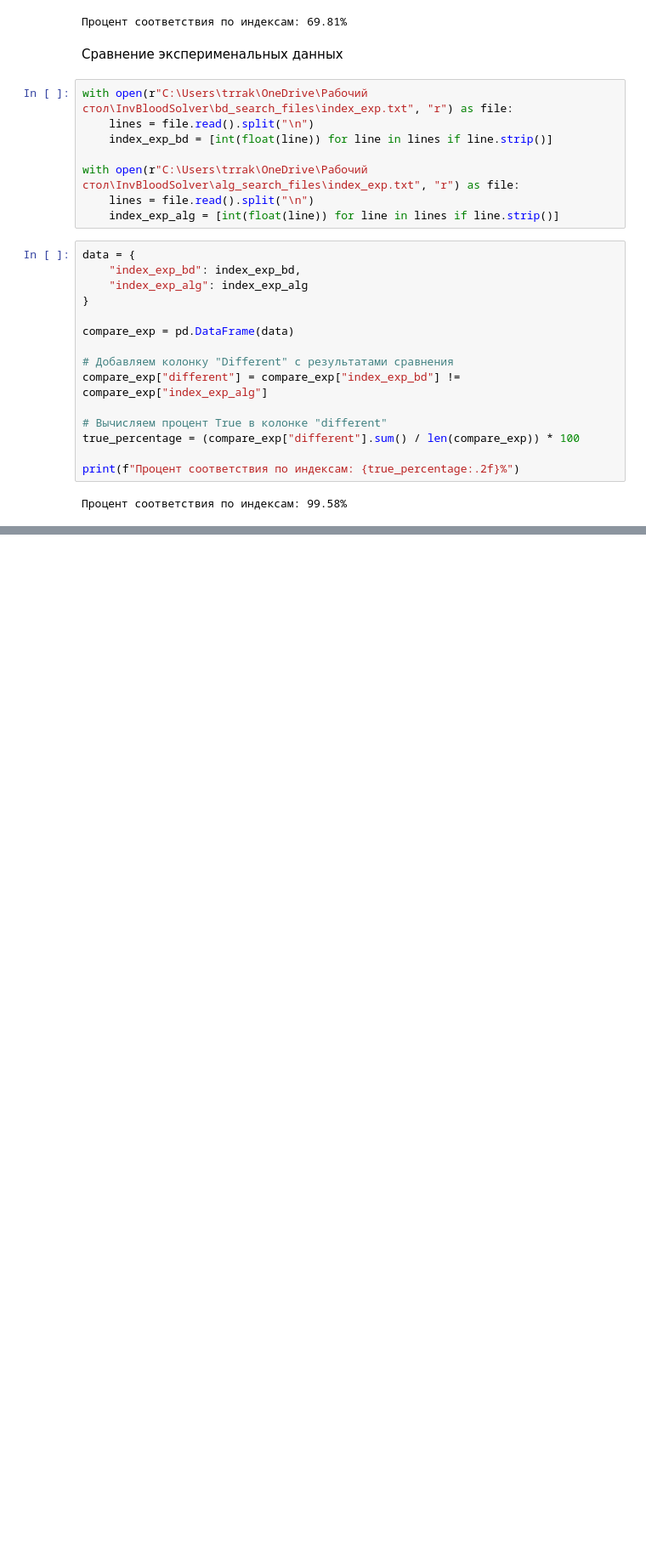
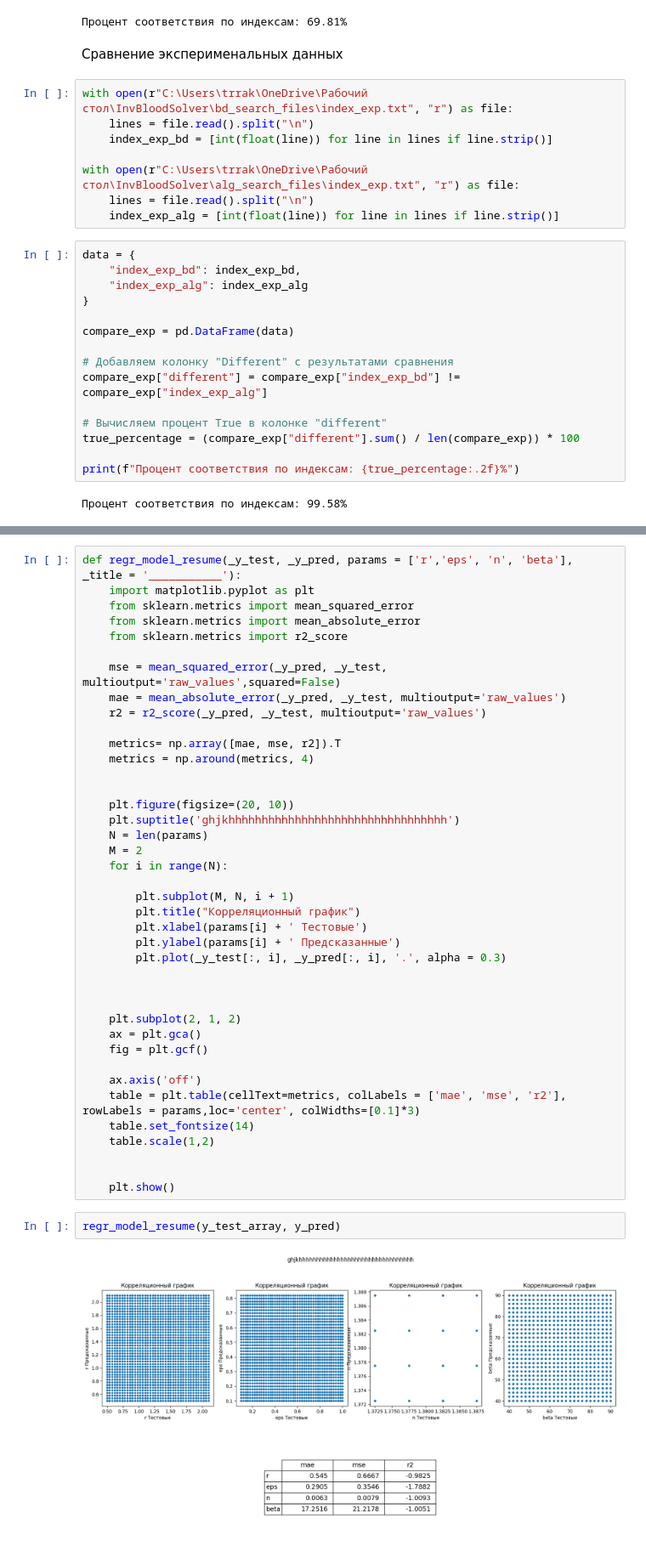
Before and after one commit to ka-50bs/InvBloodSolver, a Jupyter notebook: scripts/data_analysis.ipynb, the cells around one changed output, grey strips where cells are left out. Shown at 85% size. Cells and saved outputs as stored; diff of their text form; blank space fills up the shorter version.

```diff
--- a/scripts/data_analysis.ipynb
+++ b/scripts/data_analysis.ipynb
@@ -219,0 +279,44 @@ print(f"Процент соответствия по индексам: {true_per
+# %%
+def regr_model_resume(_y_test, _y_pred, params = ['r','eps', 'n', 'beta'], _title = '___________'):
+    import matplotlib.pyplot as plt
+    from sklearn.metrics import mean_squared_error
+    from sklearn.metrics import mean_absolute_error
+    from sklearn.metrics import r2_score
+
+    mse = mean_squared_error(_y_pred, _y_test, multioutput='raw_values',squared=False)
+    mae = mean_absolute_error(_y_pred, _y_test, multioutput='raw_values')
+    r2 = r2_score(_y_pred, _y_test, multioutput='raw_values')
+
+    metrics= np.array([mae, mse, r2]).T
+    metrics = np.around(metrics, 4)
+
+
+    plt.figure(figsize=(20, 10))
+    plt.suptitle('ghjkhhhhhhhhhhhhhhhhhhhhhhhhhhhhhhhhh')
+    N = len(params)
+    M = 2
+    for i in range(N):
+
+        plt.subplot(M, N, i + 1)
+        plt.title("Корреляционный график")
+        plt.xlabel(params[i] + ' Тестовые')
+        plt.ylabel(params[i] + ' Предсказанные')
+        plt.plot(_y_test[:, i], _y_pred[:, i], '.', alpha = 0.3)
+
+
+
+    plt.subplot(2, 1, 2)
+    ax = plt.gca()
+    fig = plt.gcf()
+
+    ax.axis('off')
+    table = plt.table(cellText=metrics, colLabels = ['mae', 'mse', 'r2'], rowLabels = params,loc='center', colWidths=[0.1]*3)
+    table.set_fontsize(14)
+    table.scale(1,2)
+
+
+    plt.show()
+# %%
+regr_model_resume(y_test_array, y_pred)
+# %% [output]
+[figure, added]
```
Also changed, not shown: parts of 11 cells of this notebook, 1 other file.
